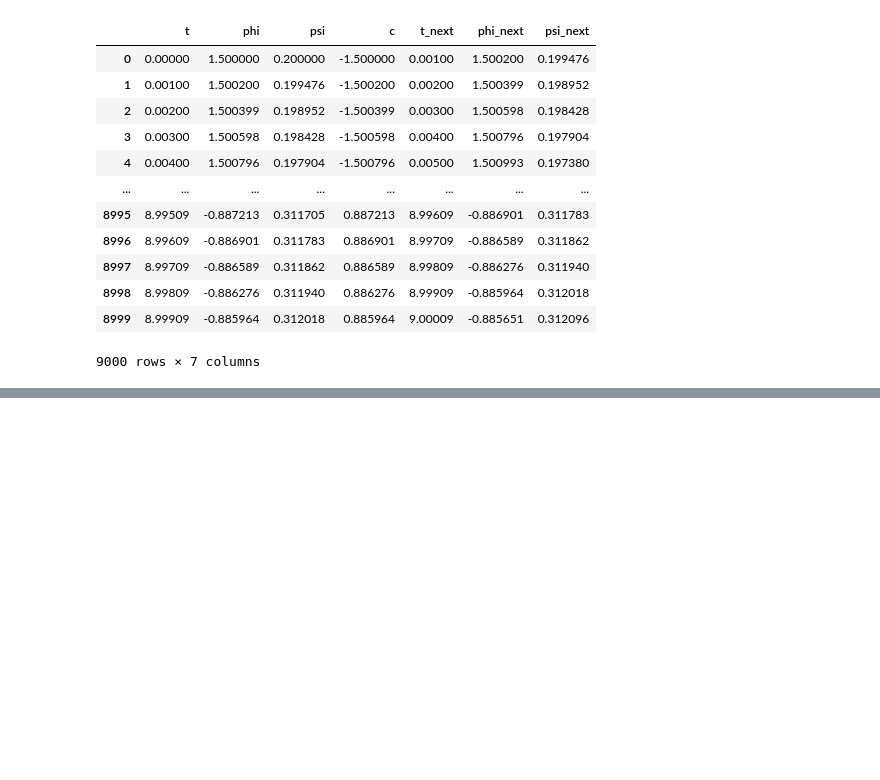
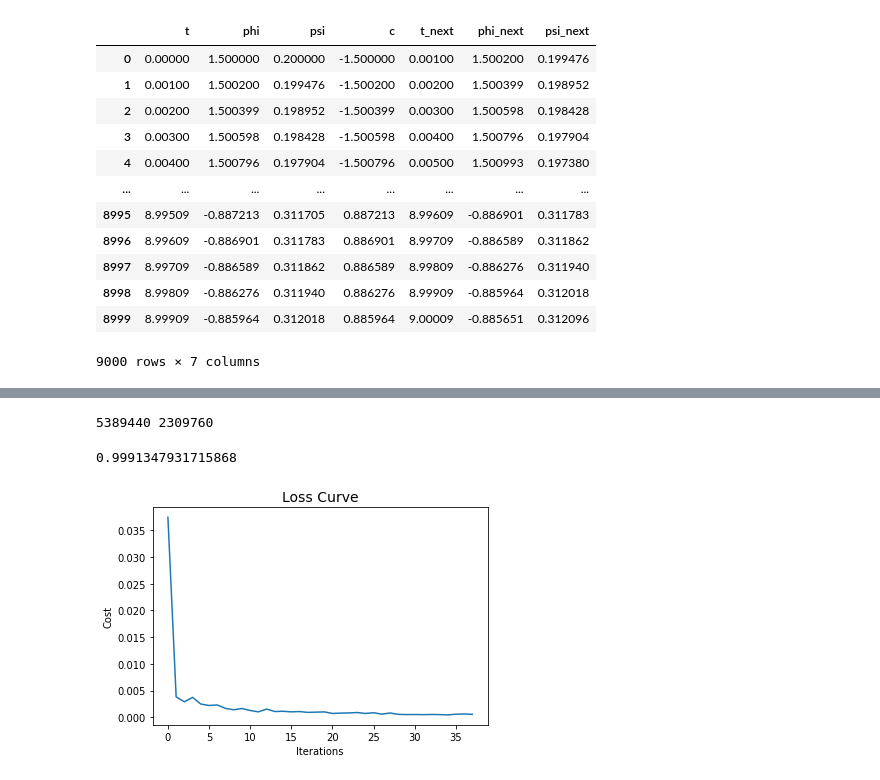
Before and after one commit to stepanshulpin/adaptive_critic, a Jupyter notebook: pendulum.ipynb, the cells around one changed output, grey strips where cells are left out. Cells and saved outputs as stored; diff of their text form; code cells hidden in the pictures; blank space fills up the shorter version.

```diff
--- a/pendulum.ipynb
+++ b/pendulum.ipynb
@@ -245,0 +257,18 @@ df.head(9000)
+# %%
+all_df = []
+for phi in np.linspace(-1.5, 1.5, num=20):
+    for psi in np.linspace(-1, 1, num=15):
+        sol = solve_equation(control, y0 = [phi, psi], n=15000)
+        df = sol_to_df(sol)
+        all_df.append(df)
+for phi in np.linspace(-1.5, 1.5, num=15):
+    for psi in np.linspace(-1, 1, num=20):
+        sol = solve_equation(lambda t,y: 0, y0 = [phi, psi], n=10000)
+        df = sol_to_df(sol)
+        all_df.append(df)
+for phi in np.linspace(-1.5, 1.5, num=20):
+    for psi in np.linspace(-1, 1, num=10):
+        sol = solve_equation(lambda t,y: t // 2 % 2 * 0.6, y0 = [phi, psi], n=1000)
+        df = sol_to_df(sol)
+        all_df.append(df)
+df = pd.concat(all_df)
@@ -245,0 +284,27 @@ df.head(9000)
+# %%
+X = df[['t','phi','psi','c','t_next']]
+Y = df[['phi_next', 'psi_next']]
+
+from sklearn.model_selection import train_test_split
+X_train, X_test, Y_train, Y_test = train_test_split(X, Y, test_size = 0.3, random_state = 42)
+
+N_train, _ = X_train.shape
+N_test,  _ = X_test.shape
+
+print(N_train, N_test)
+# %% [output]
+5389440 2309760
+# %%
+regr = MLPRegressor(hidden_layer_sizes=(120, 80, 40)).fit(X_train, Y_train)
+regr.predict(X_test)
+regr.score(X_test, Y_test)
+# %% [output]
+0.9991347931715868
+# %%
+plt.plot(regr.loss_curve_)
+plt.title("Loss Curve", fontsize=14)
+plt.xlabel('Iterations')
+plt.ylabel('Cost')
+plt.show()
+# %% [output]
+[figure, added]
```
Also changed, not shown: parts of 7 cells of this notebook.
